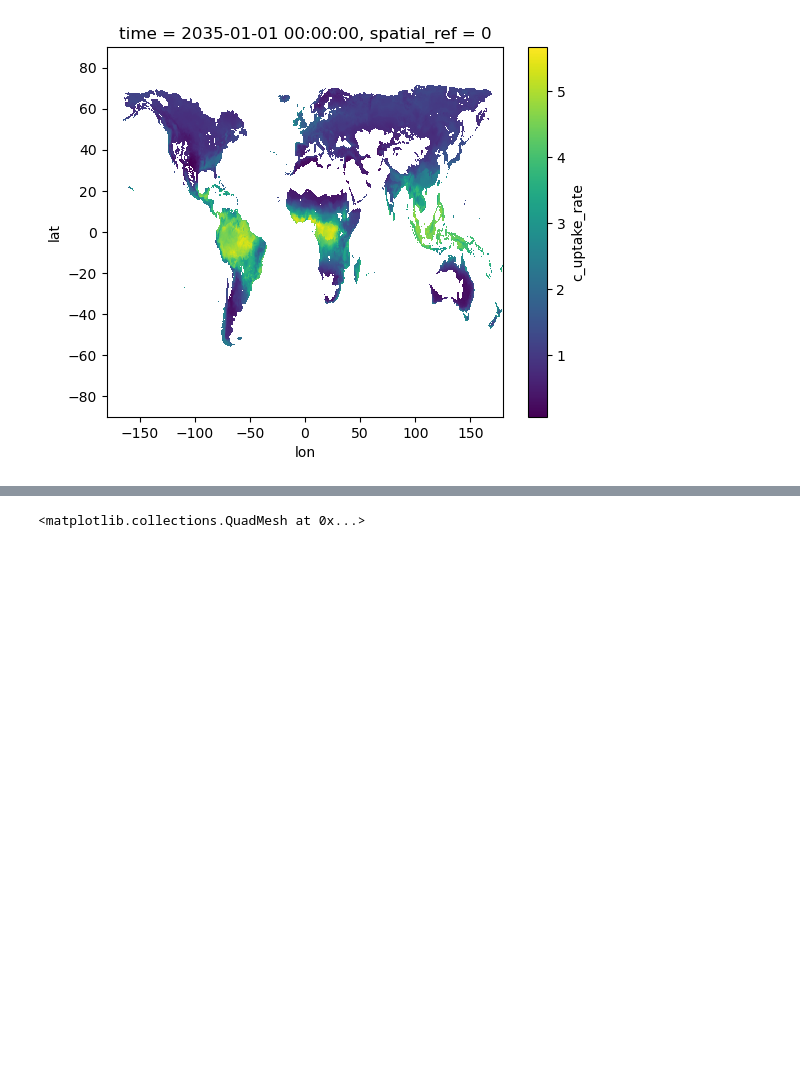
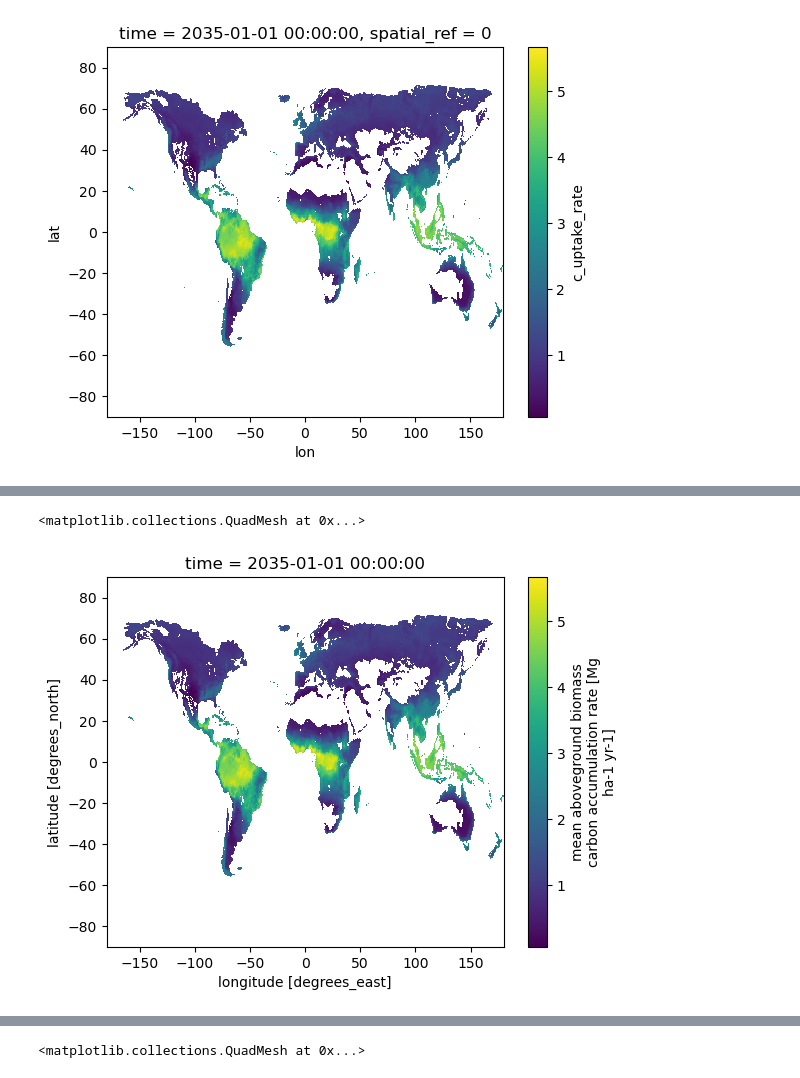
Before and after one commit to rubisco-sfa/ILAMB-Data, a Jupyter notebook: GFW/debug_convert.ipynb, the cells around one changed output, grey strips where cells are left out. Drawn from its saved outputs; the diff is of its cells as text; code cells hidden in the pictures; blank space fills up the shorter version.

```diff
--- a/GFW/debug_convert.ipynb
+++ b/GFW/debug_convert.ipynb
@@ -113,0 +144,8 @@ Attributes:
+# %%
+test = xr.open_dataset('cookpatton2020.nc', engine='netcdf4')
+# %%
+test_t0 = test.isel(time=0)
+test['c_uptake_rate'].plot()
+# %% [output]
+<matplotlib.collections.QuadMesh at 0x...>
+[figure, added]
```
Also changed, not shown: parts of 20 cells of this notebook, 1 other file.
